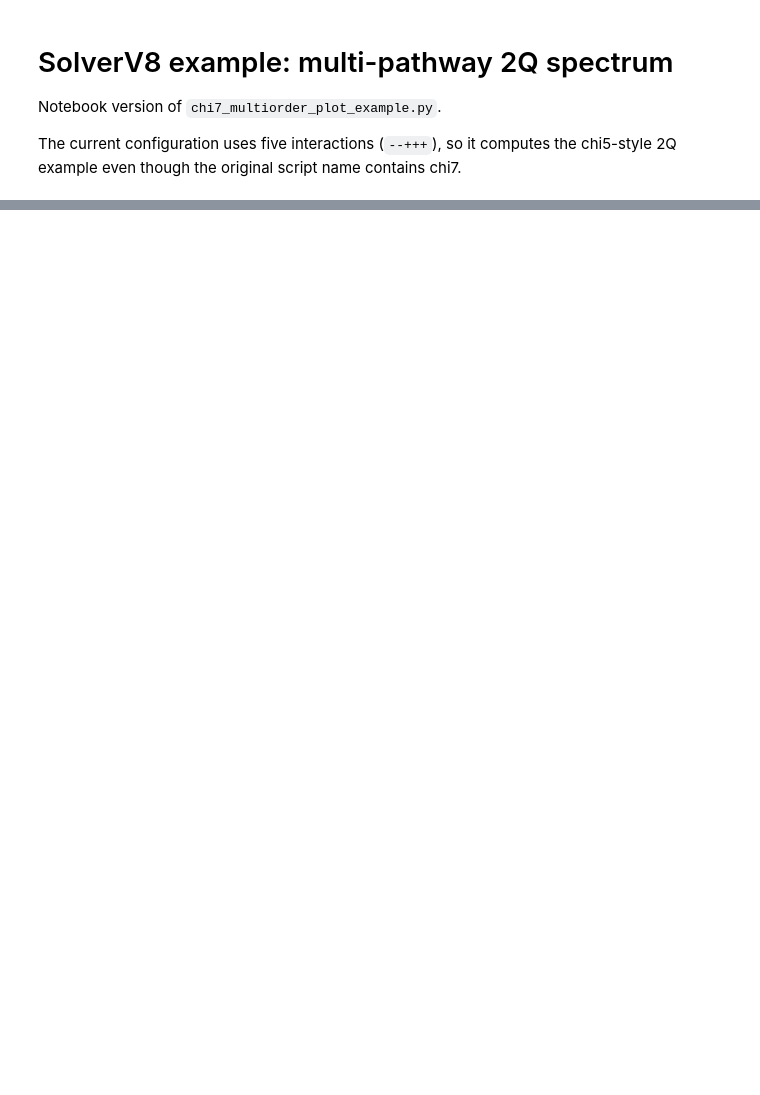
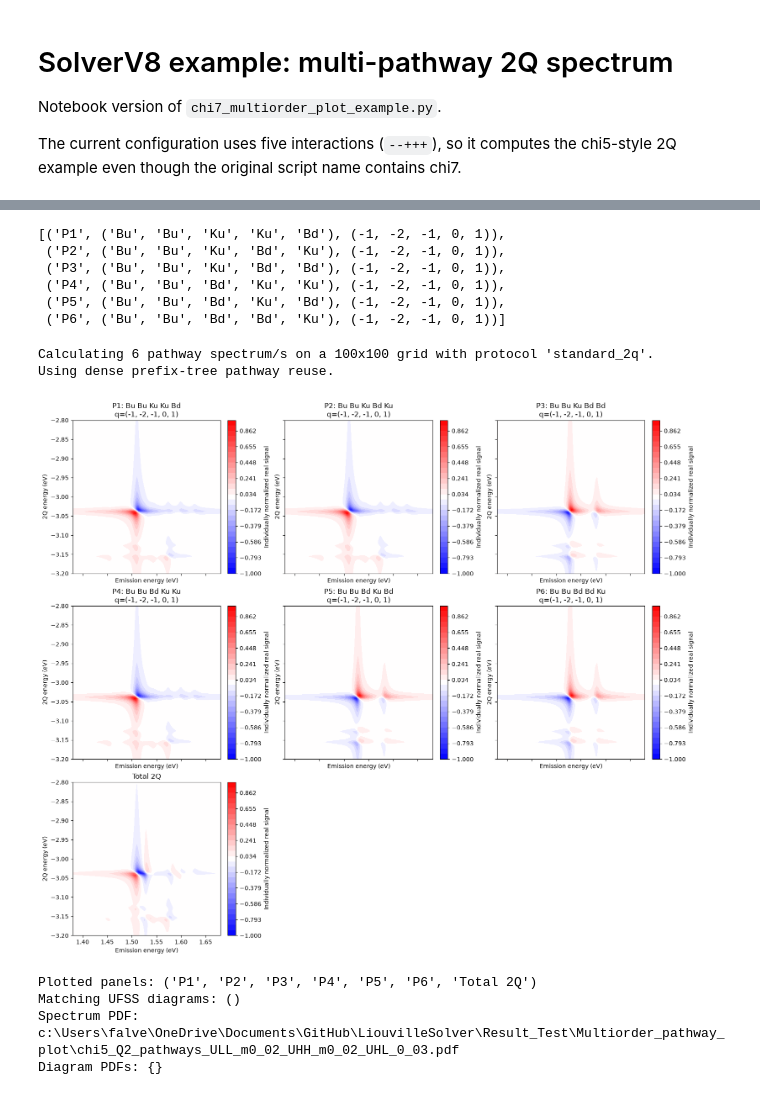
Before and after one commit to SilvaScience/LiouvilleSolver, a Jupyter notebook: Solver8_exemple.ipynb, the cells around one changed output, grey strips where cells are left out. Cells and saved outputs as stored; diff of their text form; code cells hidden in the pictures; blank space fills up the shorter version.

Commit message:
Some test and add some comment for the exemple

```diff
--- a/Solver8_exemple.ipynb
+++ b/Solver8_exemple.ipynb
@@ -24,16 +44,14 @@ model_params = {
     "kappa": 0.001,
     "U_hh": -0.020,
     "U_ll": -0.020,
-    "U_hl": 0.01,
-    "max_manifold": 4,
+    "U_hl": 0.03,
+    "max_manifold": 3,
 }
 
 solver_params = {
     "T": 0.0,
     "Eta": 0.005,
     "backend": "dense",
-    "parallel_backend": "threading",
-    "n_jobs": -1,
 }
 # %%
 def build_bosonic_triexciton_model(params):
@@ -105,9 +147,16 @@ protocol = standard_nq_protocol(
 )
 
 [(pathway.name, pathway.interactions, pathway.coherence_orders) for pathway in pathways]
+# %% [output]
+[('P1', ('Bu', 'Bu', 'Ku', 'Ku', 'Bd'), (-1, -2, -1, 0, 1)),
+ ('P2', ('Bu', 'Bu', 'Ku', 'Bd', 'Ku'), (-1, -2, -1, 0, 1)),
+ ('P3', ('Bu', 'Bu', 'Ku', 'Bd', 'Bd'), (-1, -2, -1, 0, 1)),
+ ('P4', ('Bu', 'Bu', 'Bd', 'Ku', 'Ku'), (-1, -2, -1, 0, 1)),
+ ('P5', ('Bu', 'Bu', 'Bd', 'Ku', 'Bd'), (-1, -2, -1, 0, 1)),
+ ('P6', ('Bu', 'Bu', 'Bd', 'Bd', 'Ku'), (-1, -2, -1, 0, 1))]
 # %%
-omega_2q = np.linspace(-3.18, -2.88, 50)
-omega_emit = np.linspace(1.38, 1.68, 50)
+omega_2q = np.linspace(-3.20,-2.80, 100)
+omega_emit = np.linspace(1.38, 1.68, 100)
 delays = {
     interval.name: 0.0
     for interval in protocol.intervals
@@ -121,31 +170,41 @@ result = solver.generate_NQ_spectrum(
     delays=delays,
     pathways=pathways,
 )
+# %% [output]
+Calculating 6 pathway spectrum/s on a 100x100 grid with protocol 'standard_2q'.
+Using dense prefix-tree pathway reuse.
 # %%
 save_pdf = True
 output_directory = Path.cwd() / "Result_Test" / "Multiorder_pathway_plot"
 
 plotter = SpectroscopyPlotter(detection_phase=0)
 plot_result = plotter.plot_pathways_multiorder(
     result,
     pathways="all",
     totals=["2Q"],
     view="real",
     normalization="individual",
     axis_labels={
         "omega_2q": "2Q energy (eV)",
         "omega_emit": "Emission energy (eV)",
     },
     include_diagrams=False,
     display_diagrams=False,
     save_pdf=save_pdf,
     output_directory=output_directory if save_pdf else None,
-    spectrum_pdf_name="chi5_pathways_and_total_detection_phase_0.pdf",
+    spectrum_pdf_name="chi5_Q2_pathways_ULL_m0_02_UHH_m0_02_UHL_0_03.pdf",
     show=True,
 )
+# %% [output]
+[figure, added]
 # %%
 print("Plotted panels:", plot_result.panel_names)
 print("Matching UFSS diagrams:", tuple(plot_result.diagrams))
 if save_pdf:
     print("Spectrum PDF:", plot_result.spectrum_pdf)
     print("Diagram PDFs:", plot_result.diagram_paths)
+# %% [output]
+Plotted panels: ('P1', 'P2', 'P3', 'P4', 'P5', 'P6', 'Total 2Q')
+Matching UFSS diagrams: ()
+Spectrum PDF: c:\Users\falve\OneDrive\Documents\GitHub\LiouvilleSolver\Result_Test\Multiorder_pathway_plot\chi5_Q2_pathways_ULL_m0_02_UHH_m0_02_UHL_0_03.pdf
+Diagram PDFs: {}
```
Also changed, not shown: parts of 3 cells of this notebook, 11 other files.
